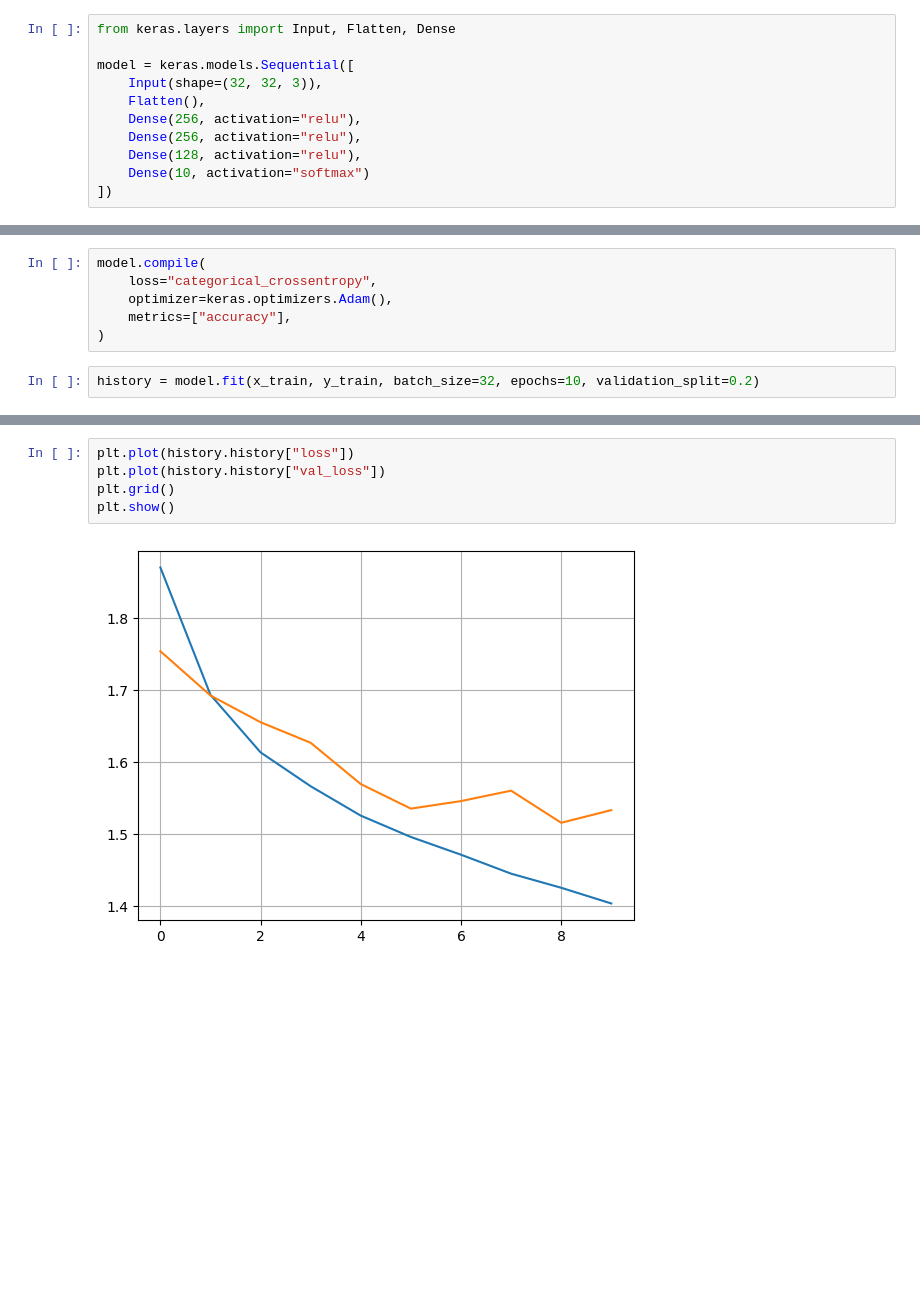
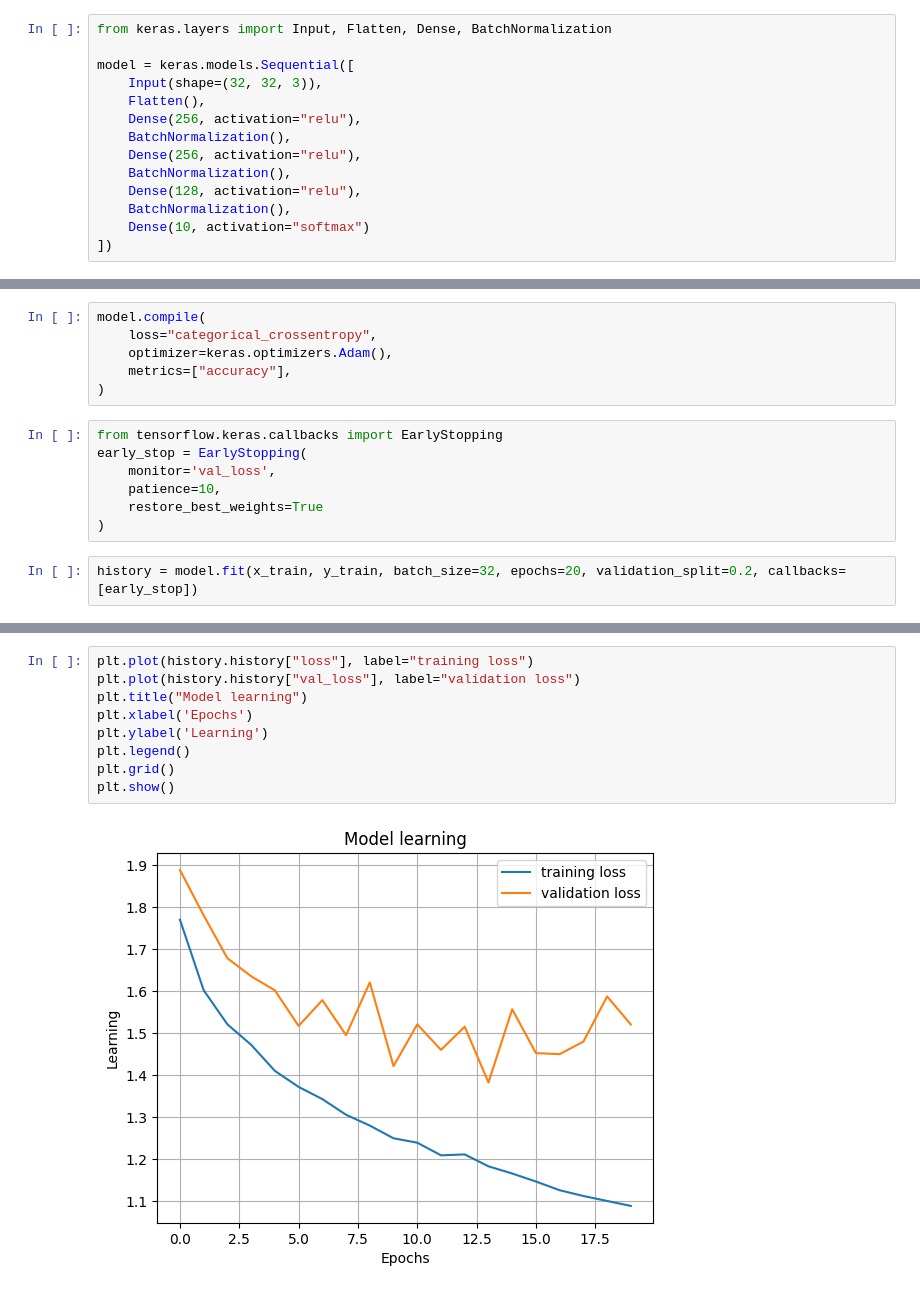
Before and after one commit to WelehoBRUDER/MetropoliaAMK-neural-networks, a Jupyter notebook: cifar-10_fcn.ipynb, the cells around one changed output, grey strips where cells are left out. Drawn from its saved outputs; the diff is of its cells as text; blank space fills up the shorter version.

```diff
--- a/cifar-10_fcn.ipynb
+++ b/cifar-10_fcn.ipynb
@@ -23,11 +24,14 @@ tensorflow
 # %%
-from keras.layers import Input, Flatten, Dense
+from keras.layers import Input, Flatten, Dense, BatchNormalization
 
 model = keras.models.Sequential([
     Input(shape=(32, 32, 3)),
     Flatten(),
     Dense(256, activation="relu"),
+    BatchNormalization(),
     Dense(256, activation="relu"),
+    BatchNormalization(),
     Dense(128, activation="relu"),
+    BatchNormalization(),
     Dense(10, activation="softmax")
 ])
@@ -53,6 +58,13 @@ model.compile(
     optimizer=keras.optimizers.Adam(),
     metrics=["accuracy"],
 )
+# %%
+from tensorflow.keras.callbacks import EarlyStopping
+early_stop = EarlyStopping(
+    monitor='val_loss',
+    patience=10,
+    restore_best_weights=True
+)
 # %%
-history = model.fit(x_train, y_train, batch_size=32, epochs=10, validation_split=0.2)
+history = model.fit(x_train, y_train, batch_size=32, epochs=20, validation_split=0.2, callbacks=[early_stop])
 # %% [output]
@@ -89,7 +88,11 @@ Epoch 10/10
 # %%
-plt.plot(history.history["loss"])
-plt.plot(history.history["val_loss"])
+plt.plot(history.history["loss"], label="training loss")
+plt.plot(history.history["val_loss"], label="validation loss")
+plt.title("Model learning")
+plt.xlabel('Epochs')
+plt.ylabel('Learning')
+plt.legend()
 plt.grid()
 plt.show()
 # %% [output]
-[figure, old version]
+[figure, new version]
```
Also changed, not shown: parts of 10 cells of this notebook, 4 other files.
